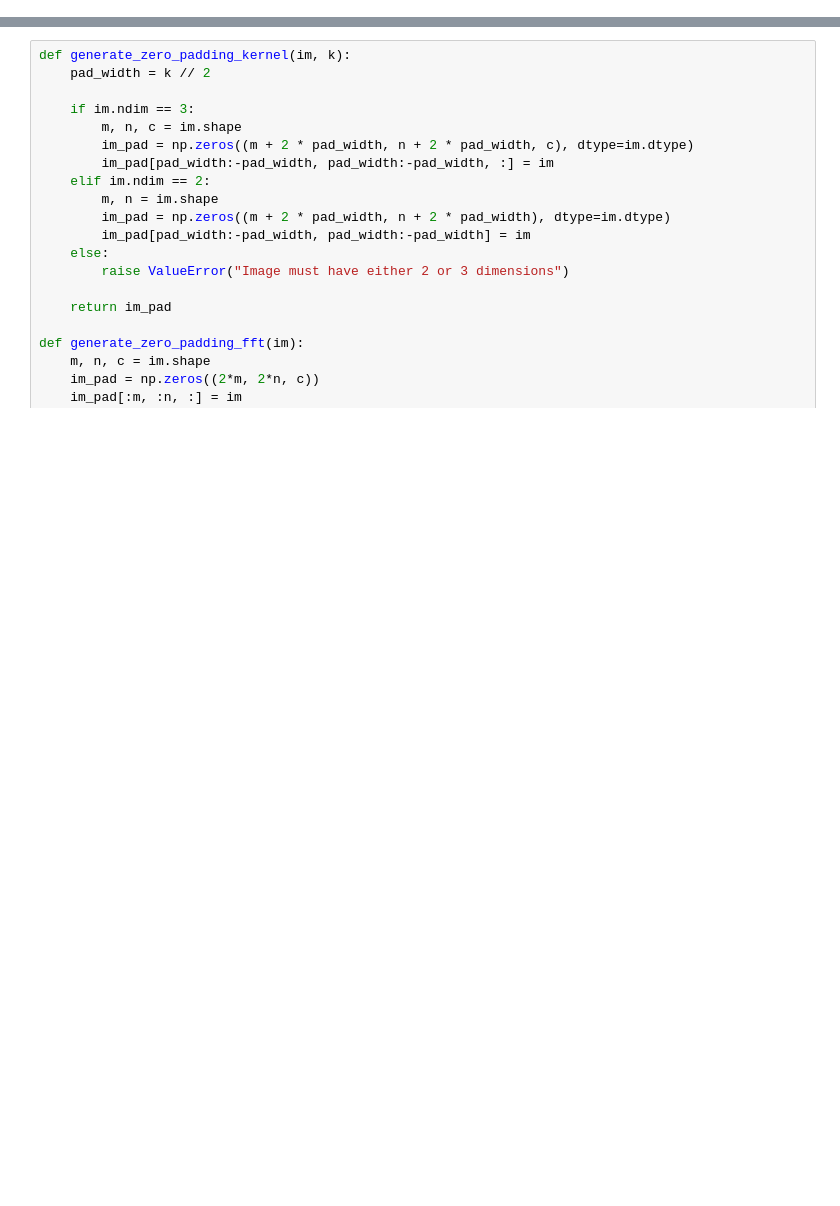
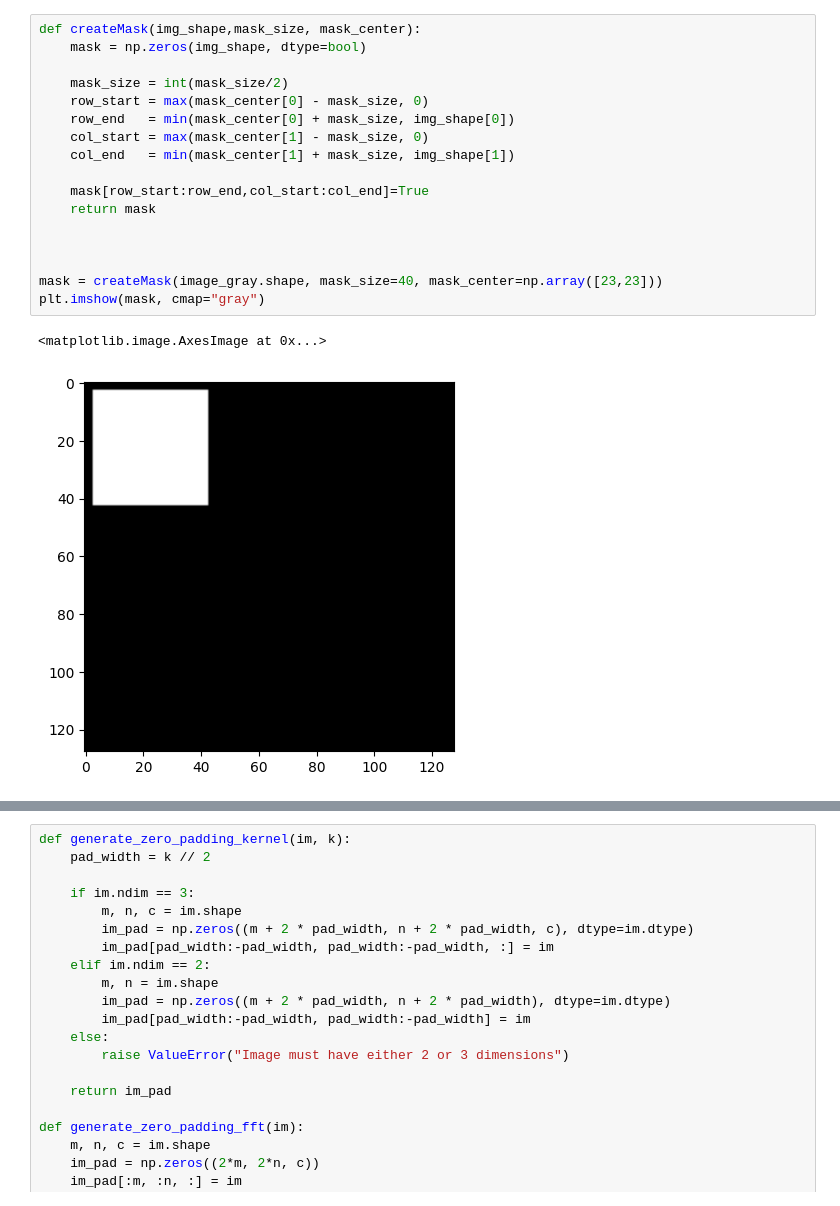
Before and after one commit to guilhermeRaibolt/gaussian-impainting, a Jupyter notebook: gaussian_sampling.ipynb, the cells around one changed output, grey strips where cells are left out. Drawn from its saved outputs; the diff is of its cells as text; blank space fills up the shorter version.

```diff
--- a/gaussian_sampling.ipynb
+++ b/gaussian_sampling.ipynb
@@ -25,0 +25,20 @@ ModuleNotFoundError: No module named 'numpy'
+# %%
+def createMask(img_shape,mask_size, mask_center):
+    mask = np.zeros(img_shape, dtype=bool)
+
+    mask_size = int(mask_size/2)
+    row_start = max(mask_center[0] - mask_size, 0)
+    row_end   = min(mask_center[0] + mask_size, img_shape[0])
+    col_start = max(mask_center[1] - mask_size, 0)
+    col_end   = min(mask_center[1] + mask_size, img_shape[1])
+
+    mask[row_start:row_end,col_start:col_end]=True
+    return mask
+
+
+
+mask = createMask(image_gray.shape, mask_size=40, mask_center=np.array([23,23]))
+plt.imshow(mask, cmap="gray")
+# %% [output]
+<matplotlib.image.AxesImage at 0x...>
+[figure, added]
```
Also changed, not shown: parts of 16 cells of this notebook, 1 other file.
